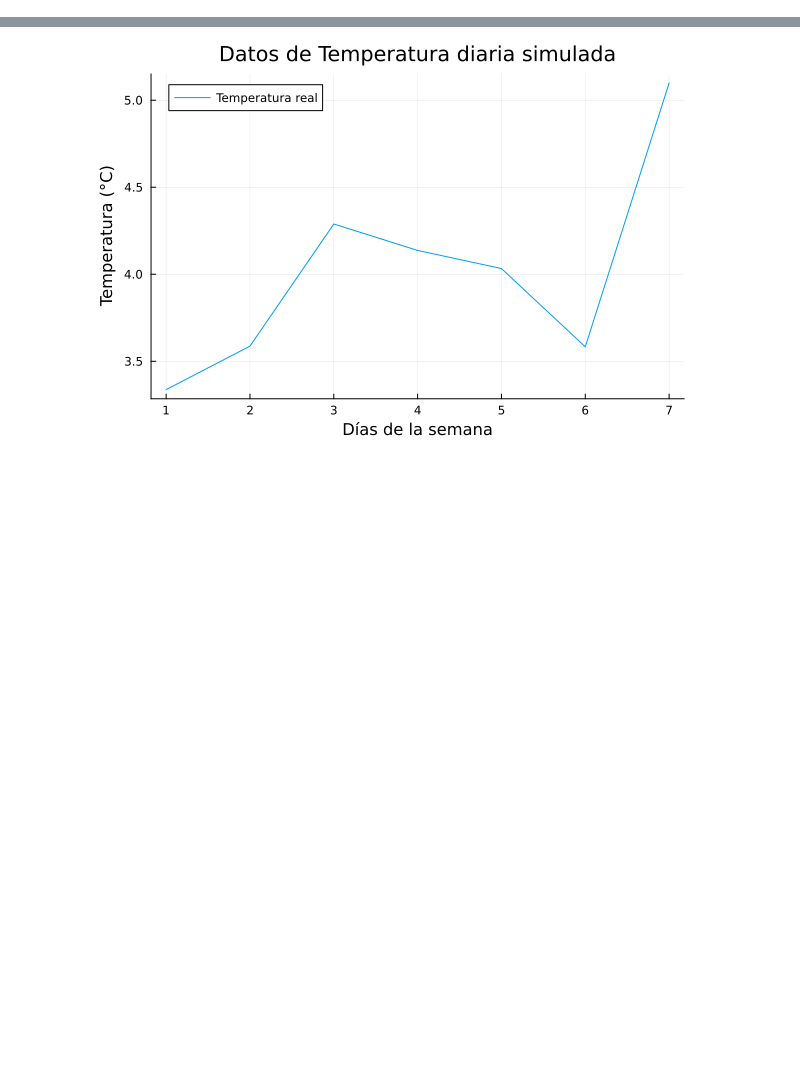
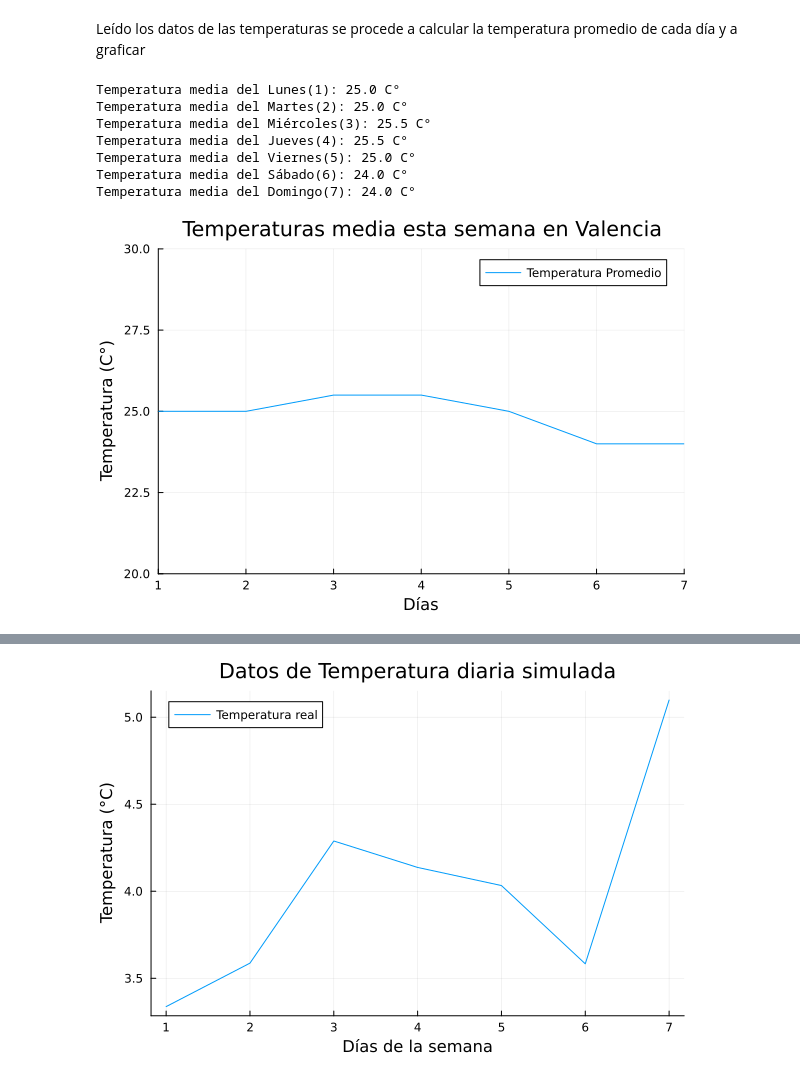
Before and after one commit to CrisLGC/evaluacion-2-calculo-numerico, a Jupyter notebook: EVA02.ipynb, the cells around one changed output, grey strips where cells are left out. Cells and saved outputs as stored; diff of their text form; code cells hidden in the pictures; blank space fills up the shorter version.

```diff
--- a/EVA02.ipynb
+++ b/EVA02.ipynb
@@ -4,0 +24,49 @@ temperaturas = CSV.readlines("temperatus.csv")
+# %% [markdown]
+Leído los datos de las temperaturas se procede a calcular la temperatura promedio de cada día y a graficar
+# %%
+using Plots
+#Listas para almacenar las temperaturas
+temperaturas_min = []
+temperaturas_max = []
+temperaturas_prom = []
+
+#Lista para los días de la semana
+dias_semana = ["Lunes", "Martes", "Miércoles", "Jueves", "Viernes", "Sábado", "Domingo"]
+
+#Lee el archivo y almacena los valores en las listas
+
+for fila in temperaturas[1:end]
+    columnas = split(fila, ",")
+    max_temp = parse(Float64, columnas[1])
+    min_temp = parse(Float64, columnas[2])
+    numerador =  max_temp + min_temp
+    denominador = length(columnas)
+
+    push!(temperaturas_max, max_temp)
+    push!(temperaturas_min, min_temp)
+
+    promedio_temp = numerador / denominador
+    push!(temperaturas_prom, promedio_temp)
+end
+
+#Imprime la temperatura media por día
+for i in 1:length(temperaturas_prom)
+    dia = dias_semana[(i - 1) % length(dias_semana) + 1]
+    println("Temperatura media del ", dia, "(",i,"): ", temperaturas_prom[i], " C°")
+end
+
+dias = collect(1:length(temperaturas_prom))
+
+#Grafica la temperatura media por día
+plot(dias, temperaturas_prom, label="Temperatura Promedio", xlabel="Días", ylabel="Temperatura (C°)", title="Temperaturas media esta semana en Valencia")
+ylims!(20,30)
+xlims!(1,7)
+# %% [output]
+Temperatura media del Lunes(1): 25.0 C°
+Temperatura media del Martes(2): 25.0 C°
+Temperatura media del Miércoles(3): 25.5 C°
+Temperatura media del Jueves(4): 25.5 C°
+Temperatura media del Viernes(5): 25.0 C°
+Temperatura media del Sábado(6): 24.0 C°
+Temperatura media del Domingo(7): 24.0 C°
+[figure, added]
```
Also changed, not shown: parts of 7 cells of this notebook, 2 other files.
